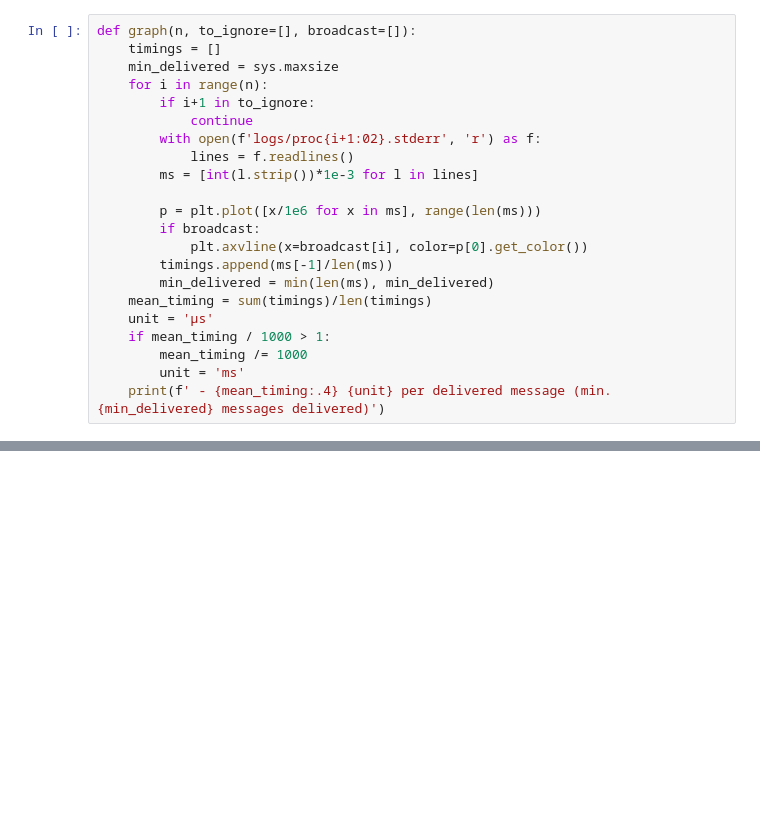
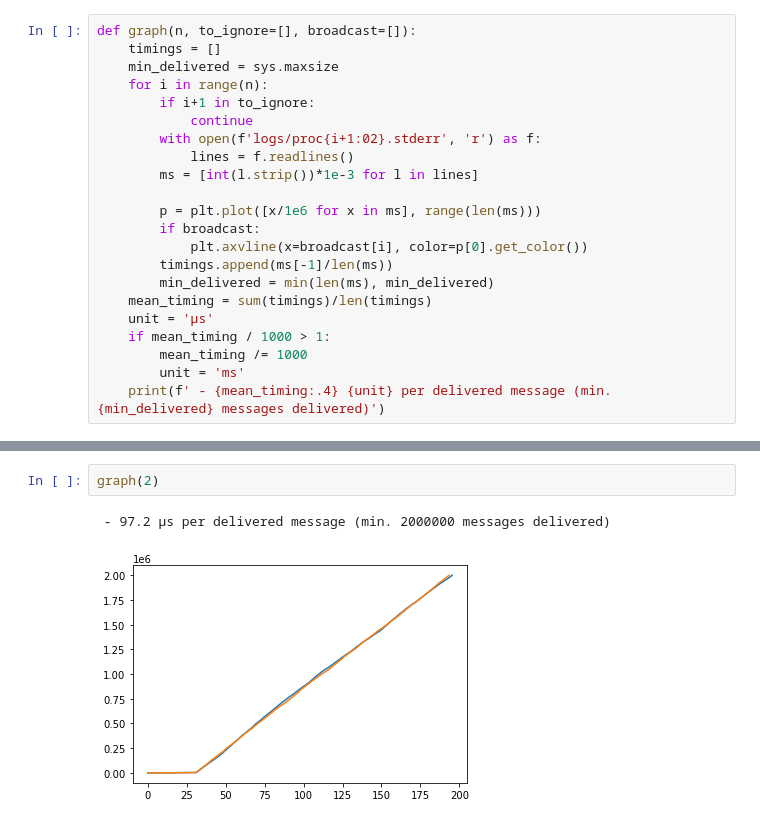
Before and after one commit to robinmamie/distributed-algorithms, a Jupyter notebook: timings.ipynb, the cells around one changed output, grey strips where cells are left out. Saved outputs shown, nothing was run; the diff lists cells and outputs as text; blank space fills up the shorter version.

```diff
--- a/timings.ipynb
+++ b/timings.ipynb
@@ -30,0 +31,5 @@ graph(2)
+# %%
+graph(2)
+# %% [output]
+ - 97.2 µs per delivered message (min. 2000000 messages delivered)
+[figure, added]
```
Also changed, not shown: parts of 3 cells of this notebook, 6 other files.
